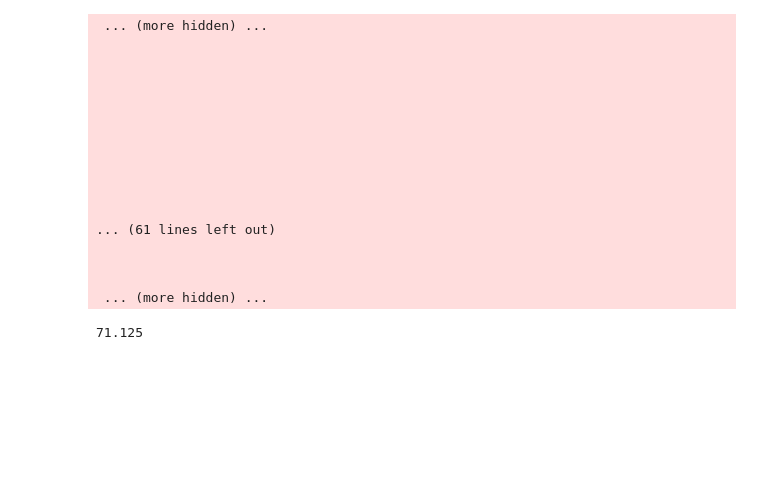
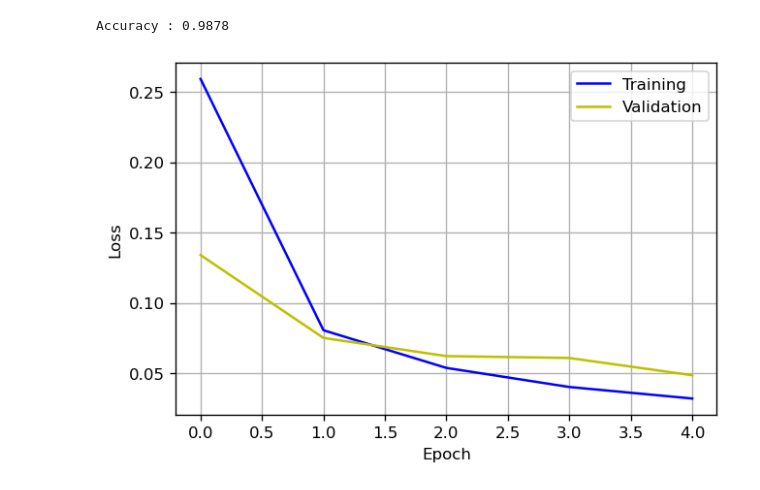
Before and after one commit to maciejbalawejder/Deep-Learning-Collection, a Jupyter notebook: ConvNets/LeNet/LeNet-5.ipynb, the cells around one changed output. Drawn from its saved outputs; the diff is of its cells as text; code cells hidden in the pictures; blank space fills up the shorter version.

```diff
--- a/ConvNets/LeNet/LeNet-5.ipynb
+++ b/ConvNets/LeNet/LeNet-5.ipynb
@@ -56,53 +65,0 @@ torch.Size([16, 10])
-# %%
-class network:
-    def __init__(self,dataset,model,learning_rate = 1e-2):
-        self.dataset = dataset
-        self.model = model
-        self.lr = learning_rate
-        self.loss_function = nn.CrossEntropyLoss()
-        self.opt = torch.optim.SGD(self.model.parameters(), lr = self.lr)
-        self.loss_collection = []
-
-    def train(self, epochs):
-        for epoch in tqdm(range(epochs)):
-            for inputs, targets in self.dataset:
-                outputs = self.model(inputs/255)
-
-                loss = self.loss_function(outputs, targets.long())
-                self.model.zero_grad()
-                loss.backward()
-                self.opt.step()
-
-                self.loss_collection.append(loss)
-
-n = network(train_loader,LeNet())
-n.train(10)
-# %% [output]
- ... (more hidden) ...
-
-
-
-
-
-
-
-
-
-
-
-... (61 lines left out)
-
-
-
- ... (more hidden) ...
-# %%
-import matplotlib.pyplot as plt
-
-acc = 0
-for x, y in test_loader:
-    output = torch.argmax(n.model(x), dim = 1)
-    acc += sum([1 for i in range(len(y)) if output[i] ==  y[i]]) / len(y)
-
-print(acc)
-# %% [output]
-71.125
@@ -108,0 +127,8 @@ print(acc)
+# %%
+n = network(train_loader, val_loader, LeNet())
+n.train(5)
+n.plot()
+n.accuracy(test_loader)
+# %% [output]
+Accuracy : 0.9878
+[figure, added]
```
Also changed, not shown: parts of 4 cells of this notebook.
